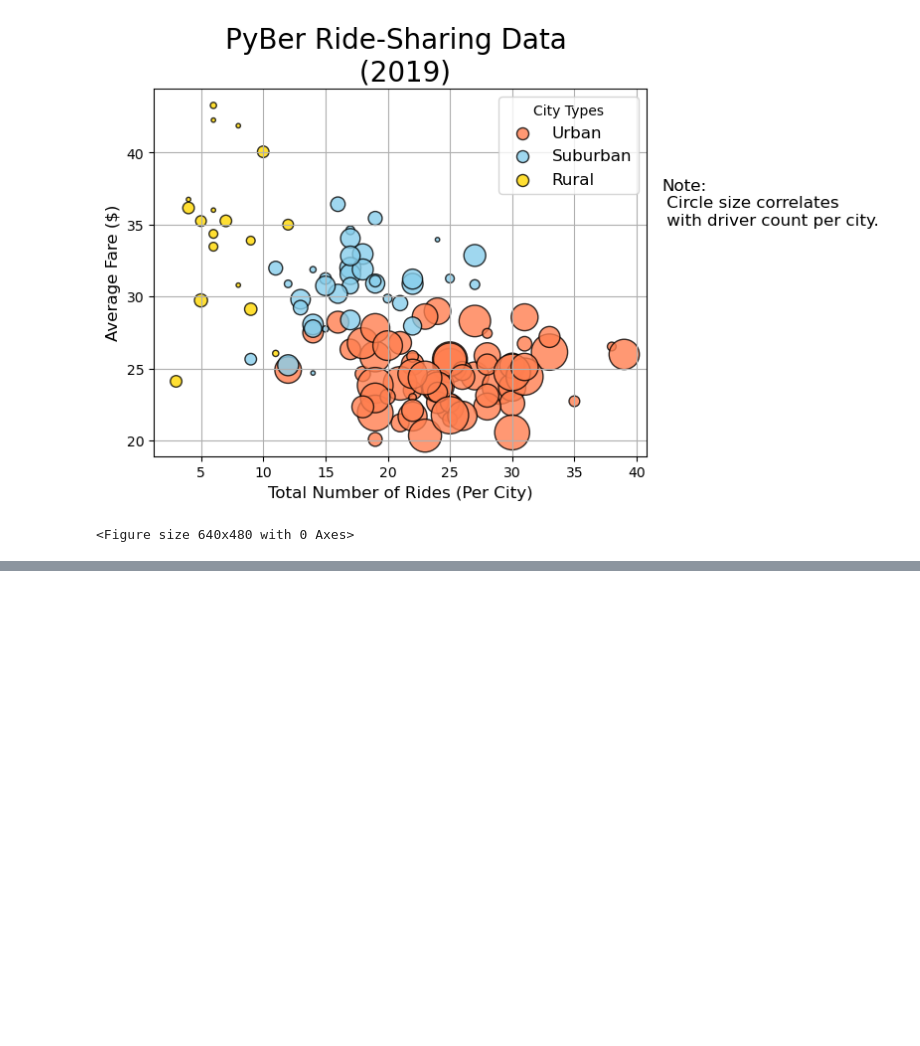
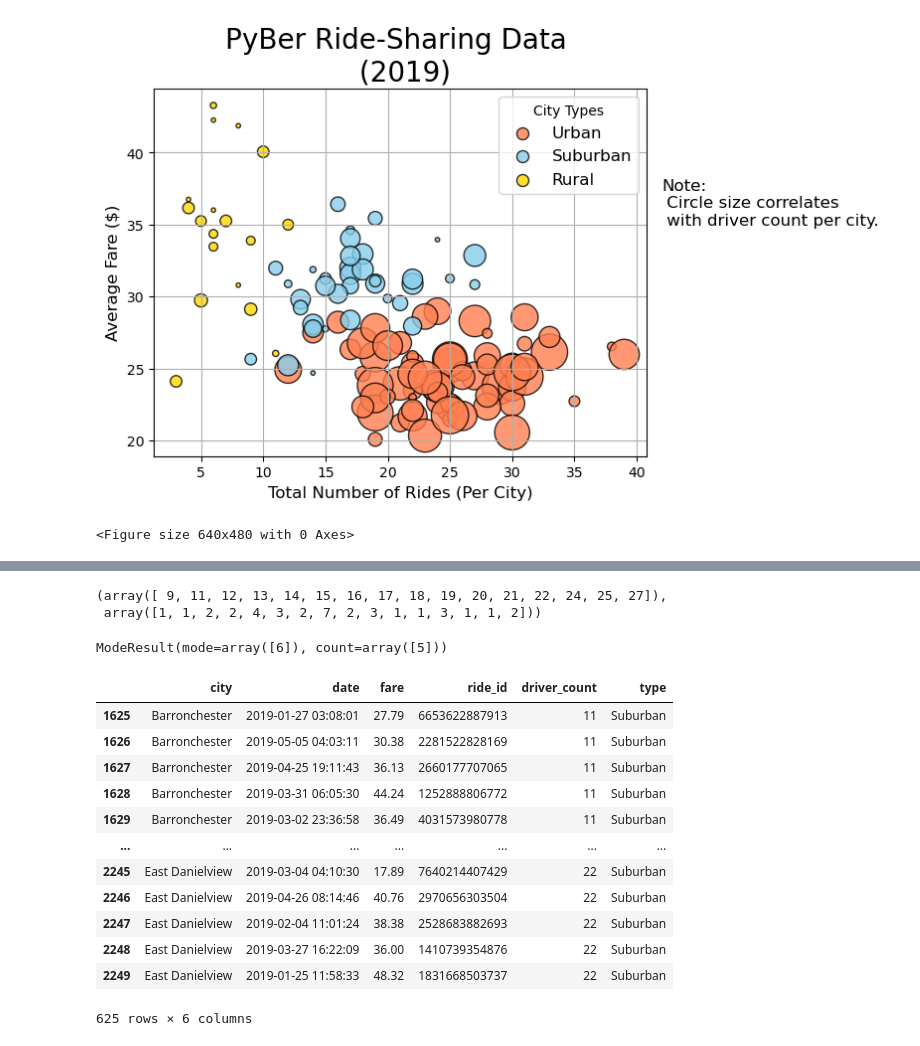
Before and after one commit to vikas0809/PyBer_Analysis, a Jupyter notebook: PyBer_Analysis.ipynb, the cells around one changed output, grey strips where cells are left out. Cells and saved outputs as stored; diff of their text form; code cells hidden in the pictures; blank space fills up the shorter version.

```diff
--- a/PyBer_Analysis.ipynb
+++ b/PyBer_Analysis.ipynb
@@ -211,0 +272,25 @@ plt.savefig("Analysis/Fig1.png")
+# %%
+np.unique(suburban_ride_count,return_counts=True)
+# %% [output]
+(array([ 9, 11, 12, 13, 14, 15, 16, 17, 18, 19, 20, 21, 22, 24, 25, 27]),
+ array([1, 1, 2, 2, 4, 3, 2, 7, 2, 3, 1, 1, 3, 1, 1, 2]))
+# %%
+sts.mode(rural_ride_count)
+# %% [output]
+ModeResult(mode=array([6]), count=array([5]))
+# %%
+suburban_cities_df
+# %% [output]
+|  | city | date | fare | ride_id | driver_count | type |
+| 1625 | Barronchester | 2019-01-27 03:08:01 | 27.79 | 6653622887913 | 11 | Suburban |
+| 1626 | Barronchester | 2019-05-05 04:03:11 | 30.38 | 2281522828169 | 11 | Suburban |
+| 1627 | Barronchester | 2019-04-25 19:11:43 | 36.13 | 2660177707065 | 11 | Suburban |
+| 1628 | Barronchester | 2019-03-31 06:05:30 | 44.24 | 1252888806772 | 11 | Suburban |
+| 1629 | Barronchester | 2019-03-02 23:36:58 | 36.49 | 4031573980778 | 11 | Suburban |
+| ... | ... | ... | ... | ... | ... | ... |
+| 2245 | East Danielview | 2019-03-04 04:10:30 | 17.89 | 7640214407429 | 22 | Suburban |
+| 2246 | East Danielview | 2019-04-26 08:14:46 | 40.76 | 2970656303504 | 22 | Suburban |
+| 2247 | East Danielview | 2019-02-04 11:01:24 | 38.38 | 2528683882693 | 22 | Suburban |
+| 2248 | East Danielview | 2019-03-27 16:22:09 | 36.00 | 1410739354876 | 22 | Suburban |
+| 2249 | East Danielview | 2019-01-25 11:58:33 | 48.32 | 1831668503737 | 22 | Suburban |
+625 rows × 6 columns
```
Also changed, not shown: parts of 20 cells of this notebook.
